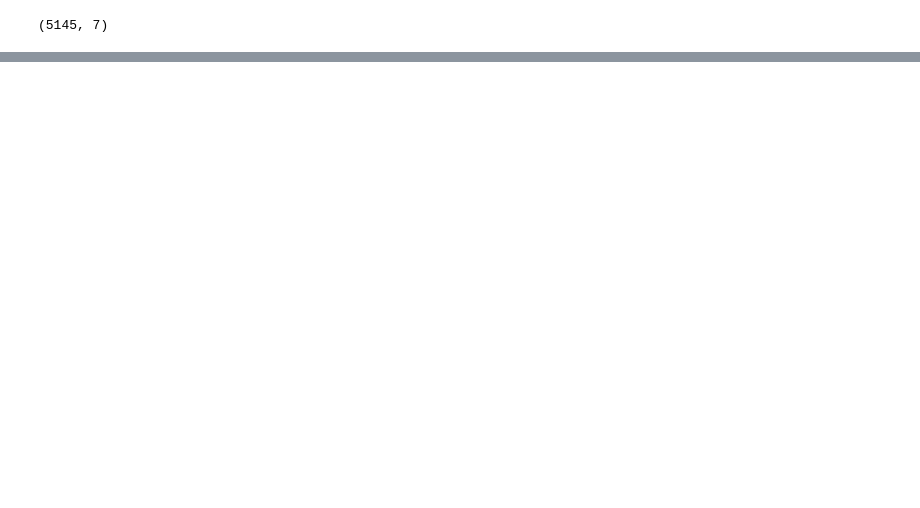
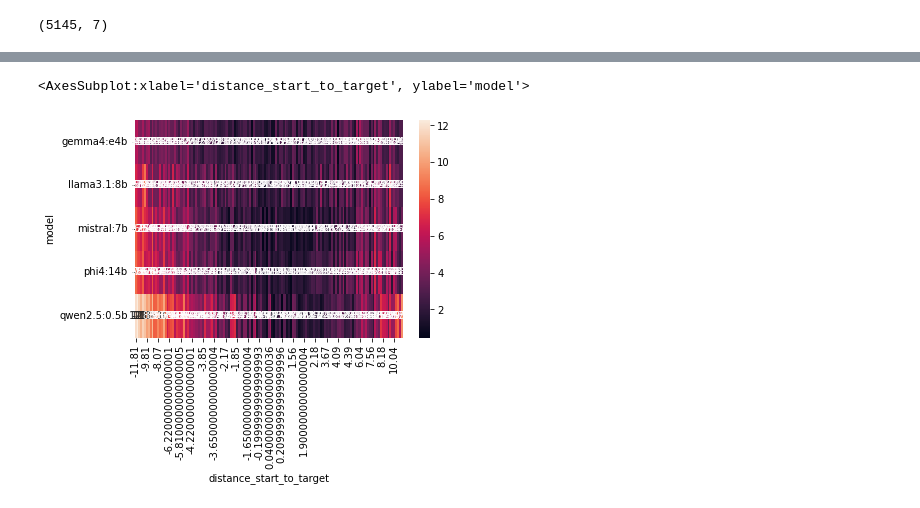
Before and after one commit to JulietWallace/LLM-FKGL-Benchmarking, a Jupyter notebook: analysis.ipynb, the cells around one changed output, grey strips where cells are left out. Cells and saved outputs as stored; diff of their text form; code cells hidden in the pictures; blank space fills up the shorter version.

```diff
--- a/analysis.ipynb
+++ b/analysis.ipynb
@@ -183,0 +277,18 @@ Group Var                                0.923    0.130
+# %%
+import seaborn as sns
+
+pivot = data.pivot_table(
+
+values="distance_target_to_output",
+
+index="model",
+
+columns="distance_start_to_target",
+
+aggfunc="mean"
+)
+
+sns.heatmap(pivot, annot=True)
+# %% [output]
+<AxesSubplot:xlabel='distance_start_to_target', ylabel='model'>
+[figure, added]
```
Also changed, not shown: parts of 15 cells of this notebook, 1 other file.
